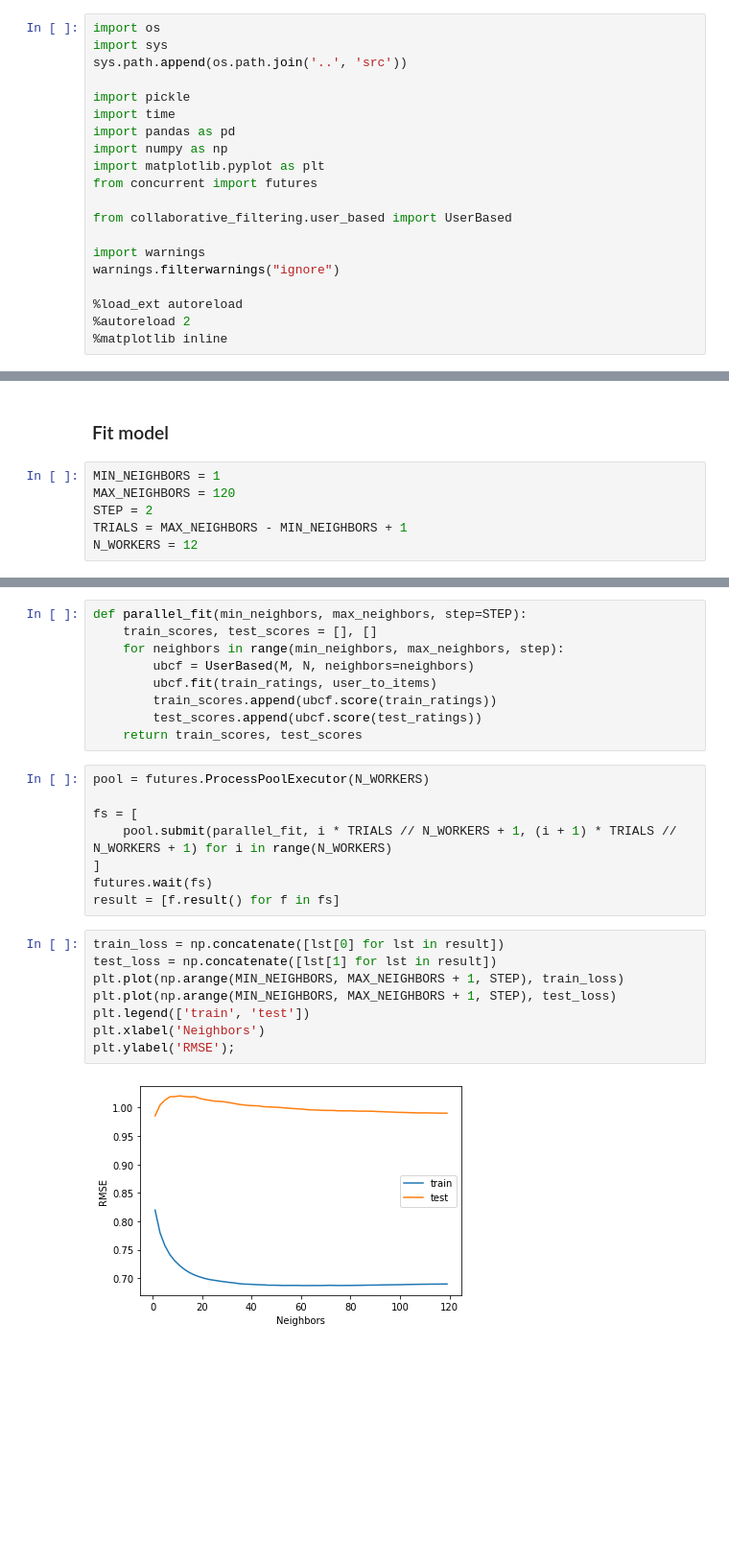
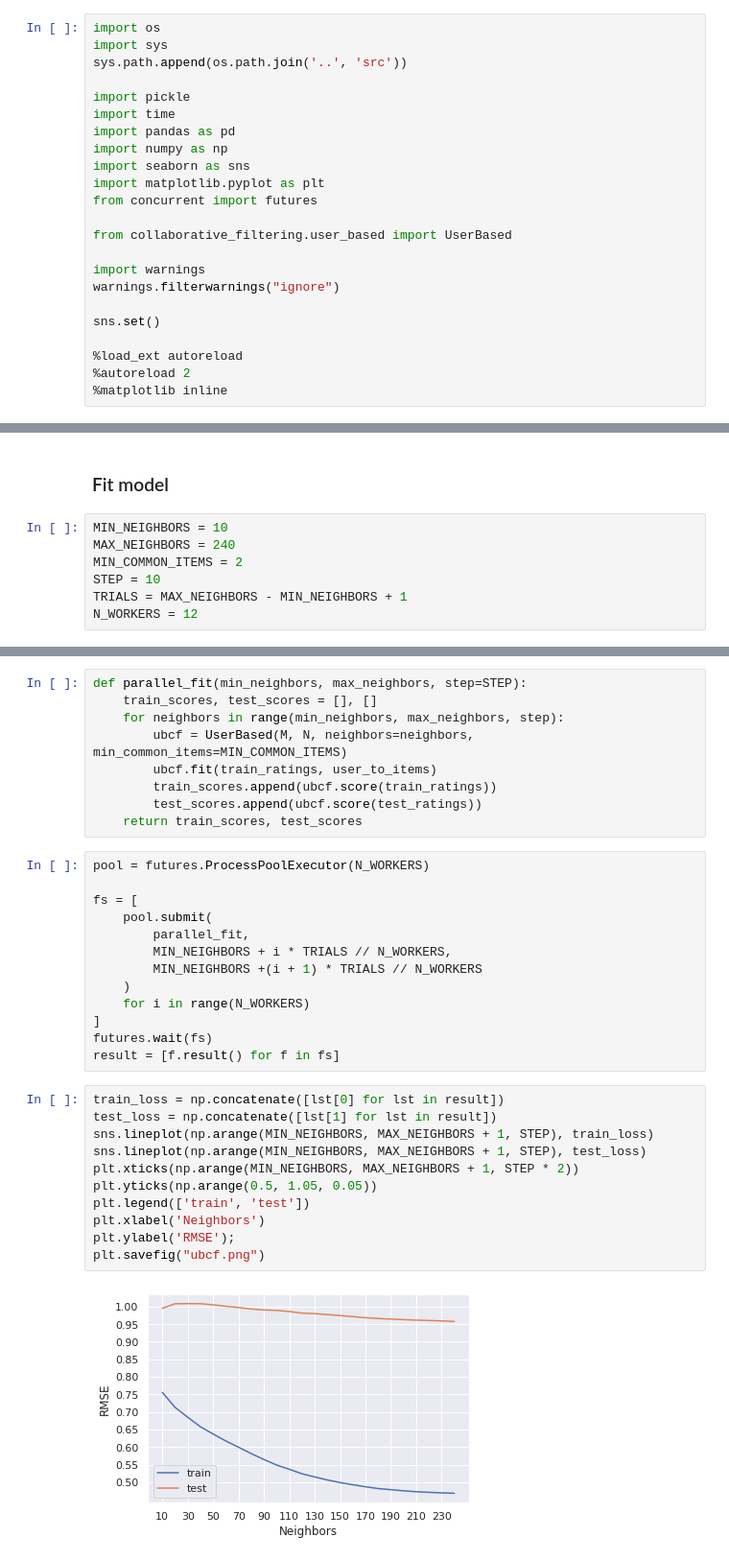
Before and after one commit to ostapViniavskyi/recommender_systems, a Jupyter notebook: notebook/UserBasedCollaborativeFiltering.ipynb, the cells around one changed output, grey strips where cells are left out. Shown at 96% size. Cells and saved outputs as stored; diff of their text form; blank space fills up the shorter version.

```diff
--- a/notebook/UserBasedCollaborativeFiltering.ipynb
+++ b/notebook/UserBasedCollaborativeFiltering.ipynb
@@ -7,6 +7,7 @@ import pickle
 import time
 import pandas as pd
 import numpy as np
+import seaborn as sns
 import matplotlib.pyplot as plt
 from concurrent import futures
 
@@ -15,6 +16,8 @@ from collaborative_filtering.user_based import UserBased
 import warnings
 warnings.filterwarnings("ignore")
 
+sns.set()
+
 %load_ext autoreload
 %autoreload 2
 %matplotlib inline
@@ -47,8 +53,9 @@ M, N
 # %% [markdown]
 ### Fit model
 # %%
-MIN_NEIGHBORS = 1
-MAX_NEIGHBORS = 120
-STEP = 2
+MIN_NEIGHBORS = 10
+MAX_NEIGHBORS = 240
+MIN_COMMON_ITEMS = 2
+STEP = 10
 TRIALS = MAX_NEIGHBORS - MIN_NEIGHBORS + 1
 N_WORKERS = 12
@@ -56,7 +78,7 @@ N_WORKERS = 12
 def parallel_fit(min_neighbors, max_neighbors, step=STEP):
     train_scores, test_scores = [], []
     for neighbors in range(min_neighbors, max_neighbors, step):
-        ubcf = UserBased(M, N, neighbors=neighbors)
+        ubcf = UserBased(M, N, neighbors=neighbors, min_common_items=MIN_COMMON_ITEMS)
         ubcf.fit(train_ratings, user_to_items)
         train_scores.append(ubcf.score(train_ratings))
         test_scores.append(ubcf.score(test_ratings))
@@ -65,17 +87,25 @@ def parallel_fit(min_neighbors, max_neighbors, step=STEP):
 pool = futures.ProcessPoolExecutor(N_WORKERS)
 
 fs = [
-    pool.submit(parallel_fit, i * TRIALS // N_WORKERS + 1, (i + 1) * TRIALS // N_WORKERS + 1) for i in range(N_WORKERS)
+    pool.submit(
+        parallel_fit,
+        MIN_NEIGHBORS + i * TRIALS // N_WORKERS,
+        MIN_NEIGHBORS +(i + 1) * TRIALS // N_WORKERS
+    )
+    for i in range(N_WORKERS)
 ]
 futures.wait(fs)
 result = [f.result() for f in fs]
 # %%
 train_loss = np.concatenate([lst[0] for lst in result])
 test_loss = np.concatenate([lst[1] for lst in result])
-plt.plot(np.arange(MIN_NEIGHBORS, MAX_NEIGHBORS + 1, STEP), train_loss)
-plt.plot(np.arange(MIN_NEIGHBORS, MAX_NEIGHBORS + 1, STEP), test_loss)
+sns.lineplot(np.arange(MIN_NEIGHBORS, MAX_NEIGHBORS + 1, STEP), train_loss)
+sns.lineplot(np.arange(MIN_NEIGHBORS, MAX_NEIGHBORS + 1, STEP), test_loss)
+plt.xticks(np.arange(MIN_NEIGHBORS, MAX_NEIGHBORS + 1, STEP * 2))
+plt.yticks(np.arange(0.5, 1.05, 0.05))
 plt.legend(['train', 'test'])
 plt.xlabel('Neighbors')
 plt.ylabel('RMSE');
+plt.savefig("ubcf.png")
 # %% [output]
-[figure, old version]
+[figure, new version]
```
Also changed, not shown: parts of 3 cells of this notebook, 16 other files.
